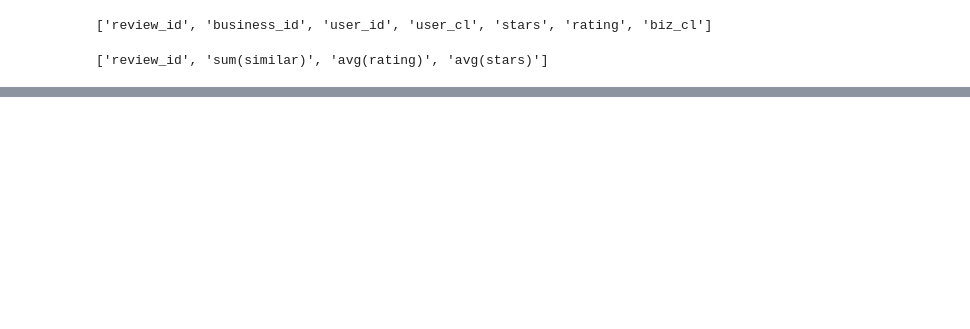
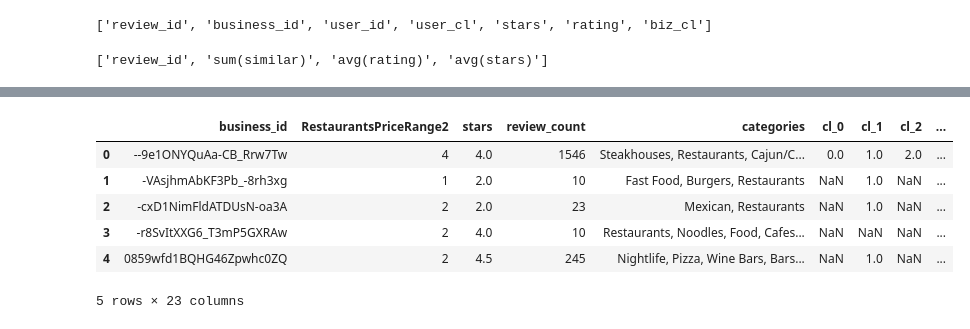
Before and after one commit to Myau5x/anti-recommender, a Jupyter notebook: NLP_tuning.ipynb, the cells around one changed output, grey strips where cells are left out. Saved outputs shown, nothing was run; the diff lists cells and outputs as text; code cells hidden in the pictures; blank space fills up the shorter version.

```diff
--- a/NLP_tuning.ipynb
+++ b/NLP_tuning.ipynb
@@ -244,0 +287,2 @@ my_scorer(new_gr)
+# %%
+b0 = rests_id.join(biz_with_cl.filter('biz_cl ==0'), 'business_id', how = 'left')
@@ -244,0 +300,3 @@ my_scorer(new_gr)
+# %%
+b0 = b0.withColumnRenamed('biz_cl', 'cl_0')
+b0.columns
@@ -244,0 +305,5 @@ my_scorer(new_gr)
+# %%
+for i in range(1,18):
+    cond = 'biz_cl =='+str(i)
+    colName = 'cl_'+str(i)
+    b0 = b0.join(biz_with_cl.filter(cond), 'business_id', how = 'left').withColumnRenamed('biz_cl', colName)
@@ -244,0 +332,12 @@ my_scorer(new_gr)
+# %%
+biz_df_cl = rests.select(api_f).join(b0, 'business_id').toPandas()
+# %%
+biz_df_cl.head()
+# %% [output]
+|  | business_id | RestaurantsPriceRange2 | stars | review_count | categories | cl_0 | cl_1 | cl_2 | ... |
+| 0 | --9e1ONYQuAa-CB_Rrw7Tw | 4 | 4.0 | 1546 | Steakhouses, Restaurants, Cajun/C... | 0.0 | 1.0 | 2.0 | ... |
+| 1 | -VAsjhmAbKF3Pb_-8rh3xg | 1 | 2.0 | 10 | Fast Food, Burgers, Restaurants | NaN | 1.0 | NaN | ... |
+| 2 | -cxD1NimFldATDUsN-oa3A | 2 | 2.0 | 23 | Mexican, Restaurants | NaN | 1.0 | NaN | ... |
+| 3 | -r8SvItXXG6_T3mP5GXRAw | 2 | 4.0 | 10 | Restaurants, Noodles, Food, Cafes... | NaN | NaN | NaN | ... |
+| 4 | 0859wfd1BQHG46Zpwhc0ZQ | 2 | 4.5 | 245 | Nightlife, Pizza, Wine Bars, Bars... | NaN | 1.0 | NaN | ... |
+5 rows × 23 columns
```
Also changed, not shown: parts of 44 cells of this notebook, 7 other files.
